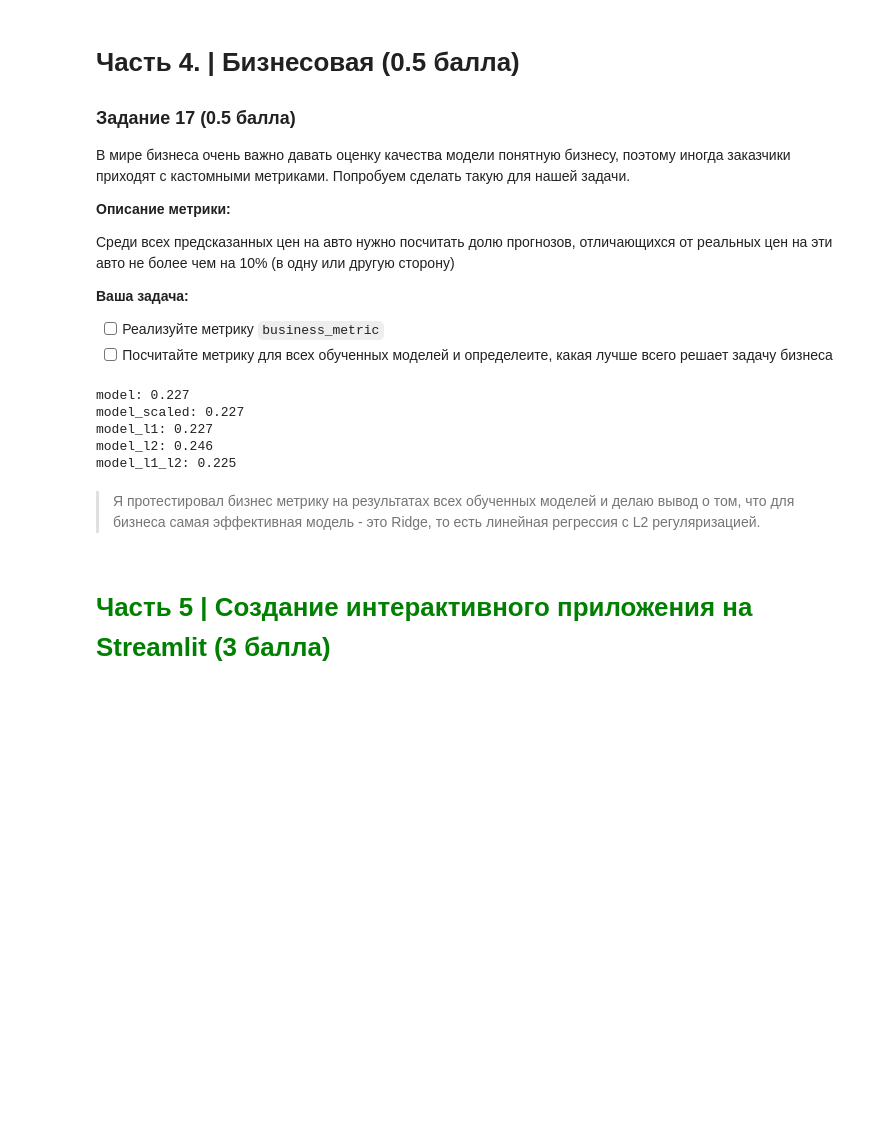
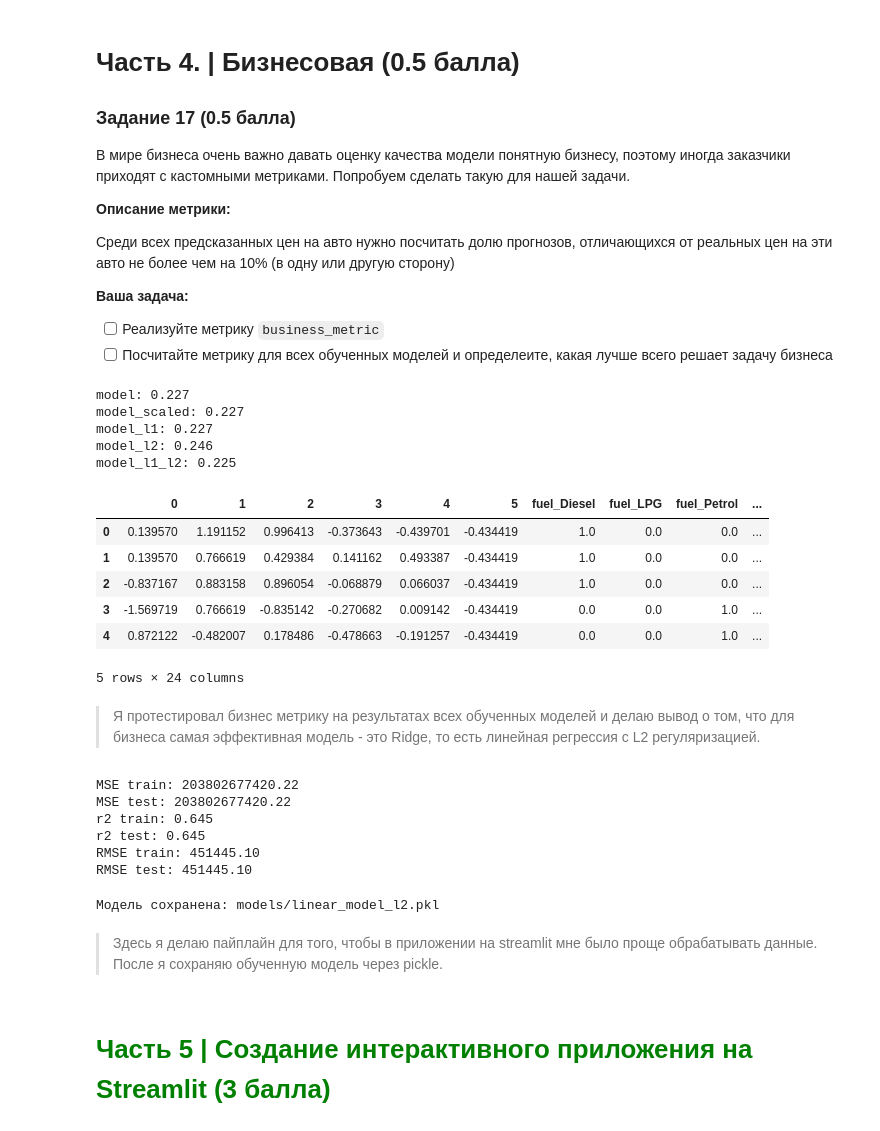
Before and after one commit to 2Gpb/MLPractice, a Jupyter notebook: hw1/HW1_Regression_with_inference_base.ipynb, the cells around one changed output. Cells and saved outputs as stored; diff of their text form; code cells hidden in the pictures; blank space fills up the shorter version.

Commit message:
add streamlit app

```diff
--- a/hw1/HW1_Regression_with_inference_base.ipynb
+++ b/hw1/HW1_Regression_with_inference_base.ipynb
@@ -906,21 +933,82 @@ RMSE test: 451474.23
 # %%
 def business_metric(y_true, y_pred, coef):
     result = np.abs(y_pred - y_true) / np.abs(y_true)
     return np.mean(result <= coef)
 
 print(f"model: {business_metric(y_test, pred_test_model, 0.1)}")
 print(f"model_scaled: {business_metric(y_test, pred_test_model_scaled, 0.1)}")
 print(f"model_l1: {business_metric(y_test, pred_test_model_l1, 0.1)}")
 print(f"model_l2: {business_metric(y_test, pred_test_model_l2, 0.1)}")
 print(f"model_l1_l2: {business_metric(y_test, pred_test_model_l1_l2, 0.1)}")
+
+X_train.head()
 # %% [output]
 model: 0.227
 model_scaled: 0.227
 model_l1: 0.227
 model_l2: 0.246
 model_l1_l2: 0.225
+|  | 0 | 1 | 2 | 3 | 4 | 5 | fuel_Diesel | fuel_LPG | fuel_Petrol | ... |
+| 0 | 0.139570 | 1.191152 | 0.996413 | -0.373643 | -0.439701 | -0.434419 | 1.0 | 0.0 | 0.0 | ... |
+| 1 | 0.139570 | 0.766619 | 0.429384 | 0.141162 | 0.493387 | -0.434419 | 1.0 | 0.0 | 0.0 | ... |
+| 2 | -0.837167 | 0.883158 | 0.896054 | -0.068879 | 0.066037 | -0.434419 | 1.0 | 0.0 | 0.0 | ... |
+| 3 | -1.569719 | 0.766619 | -0.835142 | -0.270682 | 0.009142 | -0.434419 | 0.0 | 0.0 | 1.0 | ... |
+| 4 | 0.872122 | -0.482007 | 0.178486 | -0.478663 | -0.191257 | -0.434419 | 0.0 | 0.0 | 1.0 | ... |
+5 rows × 24 columns
 # %% [markdown]
 > Я протестировал бизнес метрику на результатах всех обученных моделей и делаю вывод о том, что для бизнеса самая эффективная модель - это Ridge, то есть линейная регрессия с L2 регуляризацией.
+# %%
+params = {"model__alpha": [0.001, 0.01, 0.1, 0.5, 1, 5, 10]}
+num_cols = ["year", "km_driven", "mileage", "engine", "max_power"]
+cat_cols = ["fuel", "seller_type", "transmission", "owner", "seats"]
+
+
+numeric_transformer = Pipeline([
+    ('imputer', SimpleImputer(strategy='median')),
+    ('scaler', StandardScaler())
+])
+
+categorical_transformer = Pipeline([
+    ("imputer", SimpleImputer(strategy="most_frequent")),
+    ("ohe", OneHotEncoder(drop="first", handle_unknown="ignore")),
+])
+
+preprocess = ColumnTransformer([
+    ("num", numeric_transformer, num_cols),
+    ("cat", categorical_transformer, cat_cols)
+])
+
+main_pipe = Pipeline([
+    ("preprocess", preprocess),
+    ("model", Ridge()),
+])
+
+gs = GridSearchCV(main_pipe, params, cv=10, scoring="r2")
+gs.fit(df_train.drop(columns="selling_price"), df_train["selling_price"])
+
+pred_test_pipe = gs.predict(df_test.drop(columns="selling_price"))
+chek_metrics(df_test["selling_price"], df_test["selling_price"], pred_test_pipe, pred_test_pipe)
+# %% [output]
+MSE train: 203802677420.22
+MSE test: 203802677420.22
+r2 train: 0.645
+r2 test: 0.645
+RMSE train: 451445.10
+RMSE test: 451445.10
+# %%
+model_dir = 'models'
+os.makedirs(model_dir, exist_ok=True)
+
+model_path = os.path.join(model_dir, 'linear_model_l2.pkl')
+
+with open(model_path, 'wb') as f:
+    pickle.dump(gs.best_estimator_, f, protocol=pickle.HIGHEST_PROTOCOL)
+
+print(f"Модель сохранена: {model_path}")
+# %% [output]
+Модель сохранена: models/linear_model_l2.pkl
+# %% [markdown]
+> Здесь я делаю пайплайн для того, чтобы в приложении на streamlit мне было проще обрабатывать данные. После я сохраняю обученную модель через pickle.
 # %% [markdown]
 # **<font color="green">Часть 5 | Создание интерактивного приложения на Streamlit (3 балла)</font>**
 # %% [markdown]
```
Also changed, not shown: parts of 8 cells of this notebook, 6 other files.
